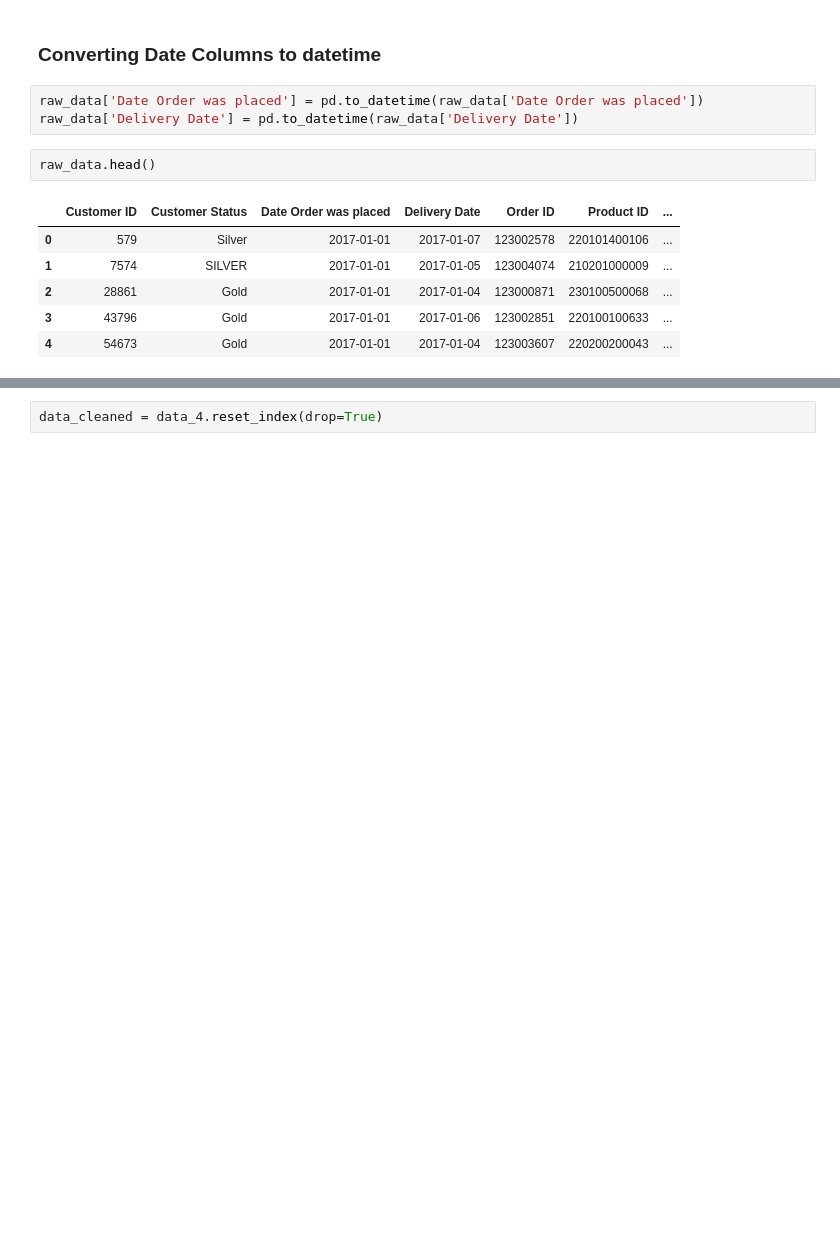
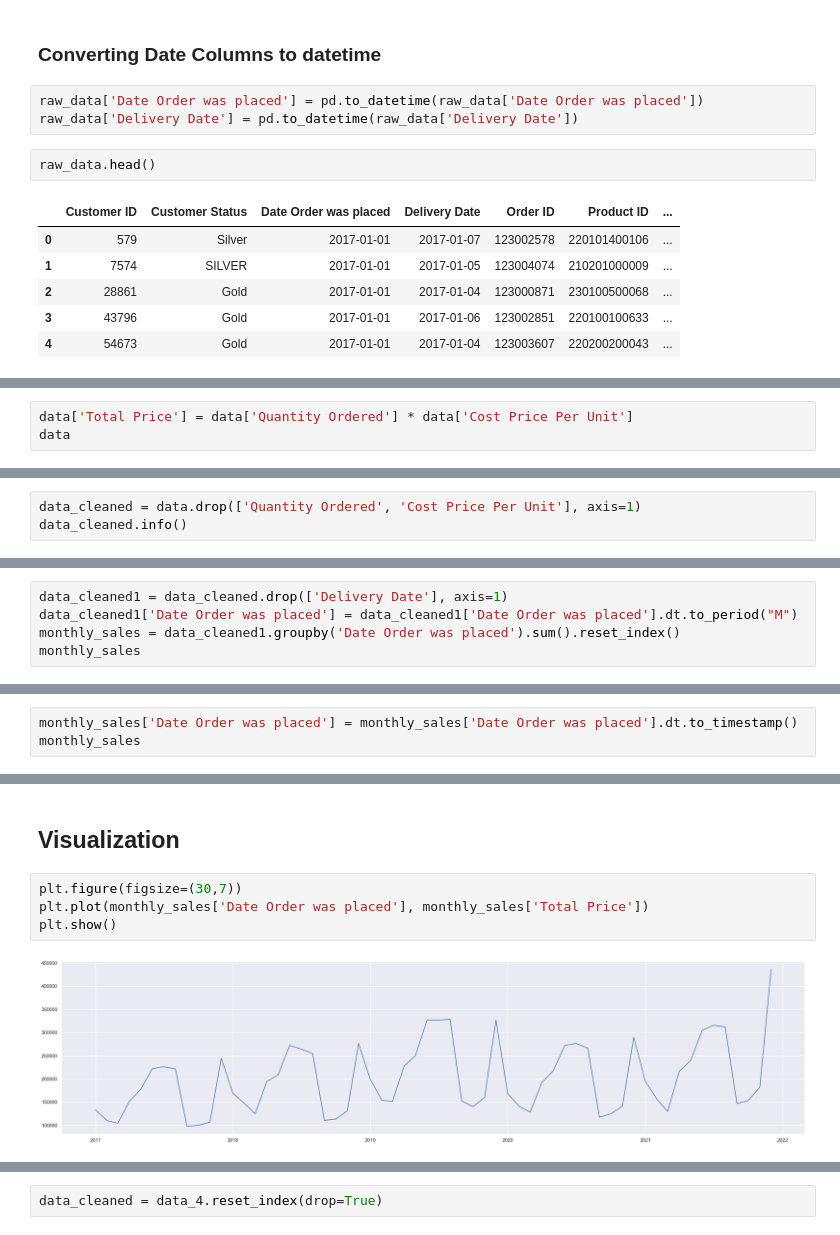
Before and after one commit to DheyaAlqaderi/ML_Model_Example, a Jupyter notebook: sklearn-Linear-Regression-Practical-Example.ipynb, the cells around one changed output, grey strips where cells are left out. Cells and saved outputs as stored; diff of their text form; blank space fills up the shorter version.

```diff
--- a/sklearn-Linear-Regression-Practical-Example.ipynb
+++ b/sklearn-Linear-Regression-Practical-Example.ipynb
@@ -158,0 +92,3 @@ sns.histplot(data_2['Mileage'], kde=True)
+# %%
+data['Total Price'] = data['Quantity Ordered'] * data['Cost Price Per Unit']
+data
@@ -158,0 +116,3 @@ sns.histplot(data_2['Mileage'], kde=True)
+# %%
+data_cleaned = data.drop(['Quantity Ordered', 'Cost Price Per Unit'], axis=1)
+data_cleaned.info()
@@ -158,0 +132,5 @@ sns.histplot(data_2['Mileage'], kde=True)
+# %%
+data_cleaned1 = data_cleaned.drop(['Delivery Date'], axis=1)
+data_cleaned1['Date Order was placed'] = data_cleaned1['Date Order was placed'].dt.to_period("M")
+monthly_sales = data_cleaned1.groupby('Date Order was placed').sum().reset_index()
+monthly_sales
@@ -158,0 +157,3 @@ sns.histplot(data_2['Mileage'], kde=True)
+# %%
+monthly_sales['Date Order was placed'] = monthly_sales['Date Order was placed'].dt.to_timestamp()
+monthly_sales
@@ -159,2 +178,10 @@ sns.histplot(data_2['Mileage'], kde=True)
+# %% [markdown]
+## Visualization
+# %%
+plt.figure(figsize=(30,7))
+plt.plot(monthly_sales['Date Order was placed'], monthly_sales['Total Price'])
+plt.show()
+# %% [output]
+[figure, added]
 # %%
 sns.displot(data_no_mv['EngineV'], kde=True)
```
Also changed, not shown: parts of 53 cells of this notebook.
